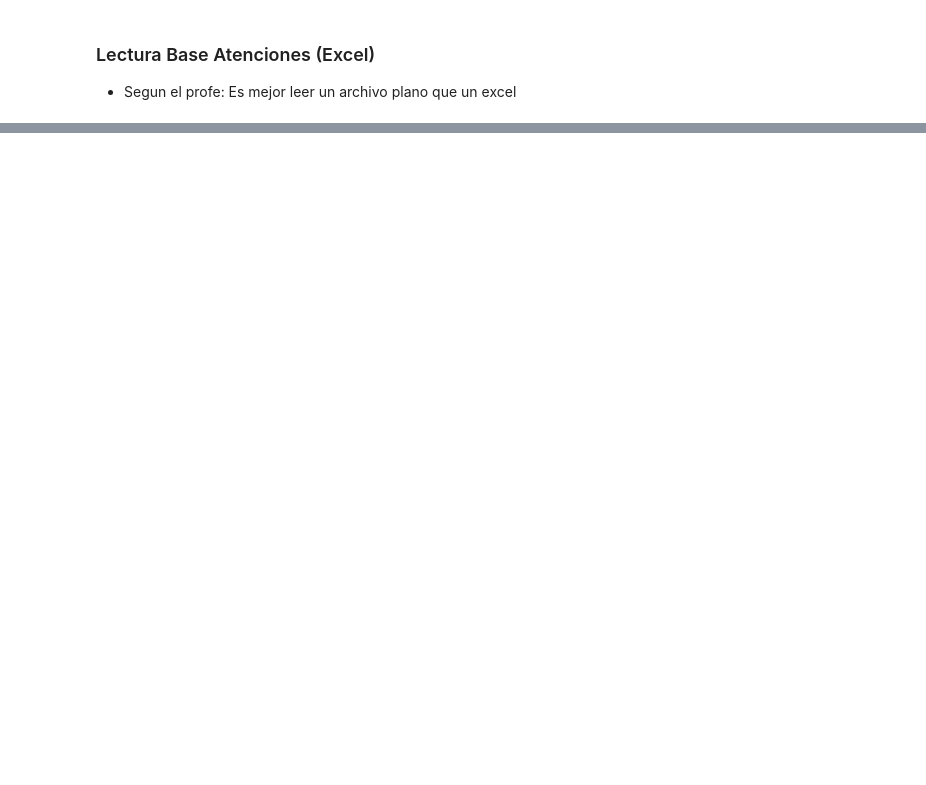
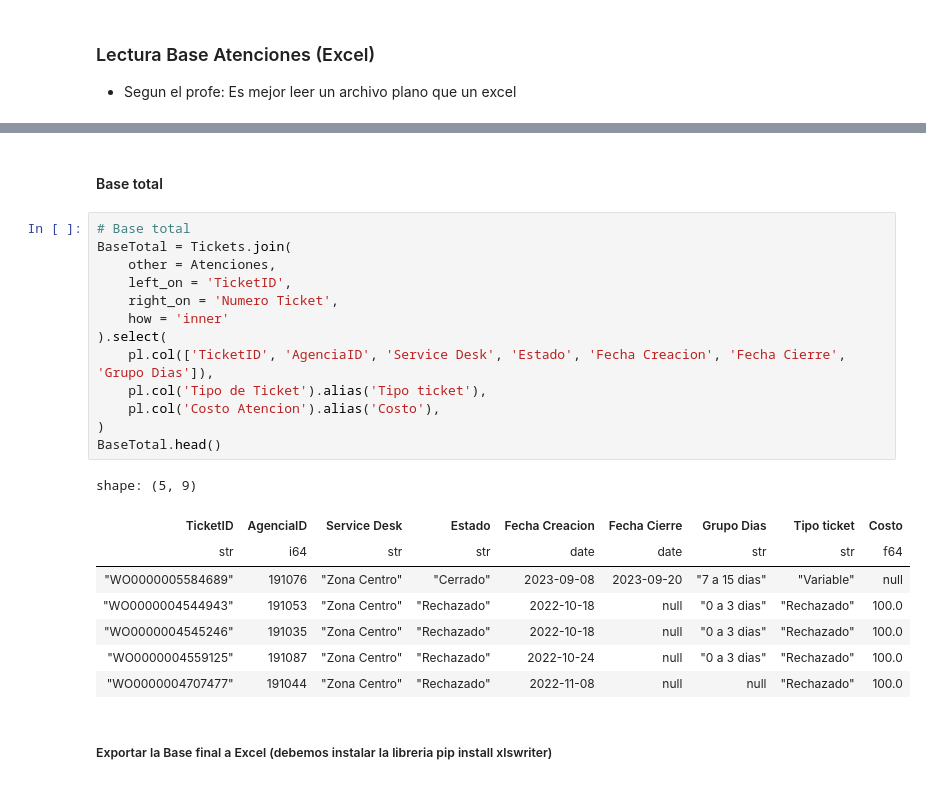
Before and after one commit to dayworldx/Python-ETL-Edicion2, a Jupyter notebook: Proceso_ETL.ipynb, the cells around one changed output, grey strips where cells are left out. Drawn from its saved outputs; the diff is of its cells as text; blank space fills up the shorter version.

```diff
--- a/Proceso_ETL.ipynb
+++ b/Proceso_ETL.ipynb
@@ -605,0 +1026,26 @@ shape: (12_604, 19)
+# %% [markdown]
+#### Base total
+# %%
+# Base total
+BaseTotal = Tickets.join(
+    other = Atenciones,
+    left_on = 'TicketID',
+    right_on = 'Numero Ticket',
+    how = 'inner'
+).select(
+    pl.col(['TicketID', 'AgenciaID', 'Service Desk', 'Estado', 'Fecha Creacion', 'Fecha Cierre', 'Grupo Dias']),
+    pl.col('Tipo de Ticket').alias('Tipo ticket'),
+    pl.col('Costo Atencion').alias('Costo'),
+)
+BaseTotal.head()
+# %% [output]
+shape: (5, 9)
+| TicketID | AgenciaID | Service Desk | Estado | Fecha Creacion | Fecha Cierre | Grupo Dias | Tipo ticket | Costo |
+| str | i64 | str | str | date | date | str | str | f64 |
+| "WO0000005584689" | 191076 | "Zona Centro" | "Cerrado" | 2023-09-08 | 2023-09-20 | "7 a 15 dias" | "Variable" | null |
+| "WO0000004544943" | 191053 | "Zona Centro" | "Rechazado" | 2022-10-18 | null | "0 a 3 dias" | "Rechazado" | 100.0 |
+| "WO0000004545246" | 191035 | "Zona Centro" | "Rechazado" | 2022-10-18 | null | "0 a 3 dias" | "Rechazado" | 100.0 |
+| "WO0000004559125" | 191087 | "Zona Centro" | "Rechazado" | 2022-10-24 | null | "0 a 3 dias" | "Rechazado" | 100.0 |
+| "WO0000004707477" | 191044 | "Zona Centro" | "Rechazado" | 2022-11-08 | null | null | "Rechazado" | 100.0 |
+# %% [markdown]
+##### Exportar la Base final a Excel (debemos instalar la libreria pip install xlswriter)
```
Also changed, not shown: parts of 37 cells of this notebook, 1 other file.
